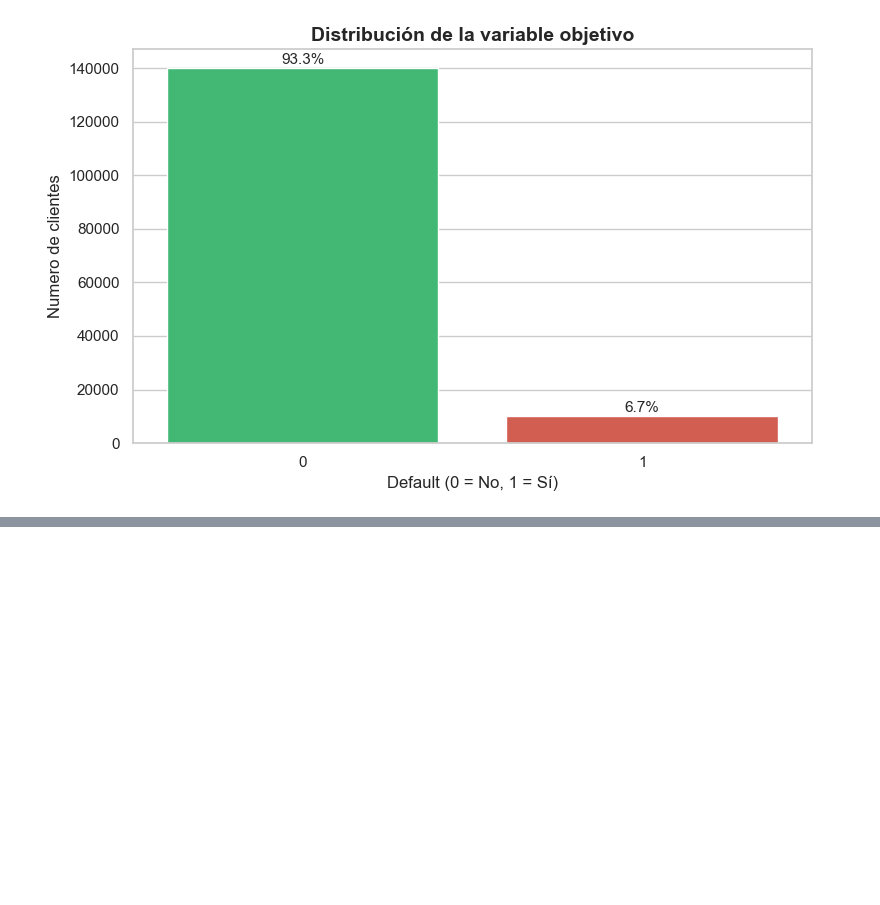
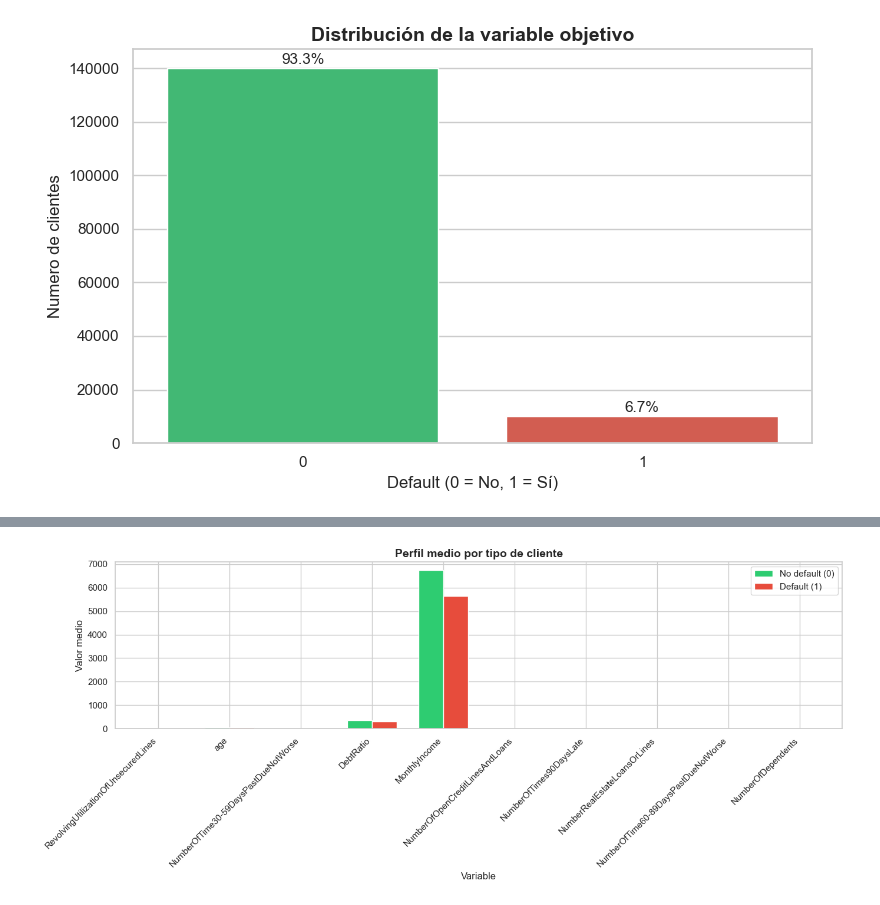
Before and after one commit to alberto1201/banking-ds-project, a Jupyter notebook: notebooks/01_exploratory_analysis.ipynb, the cells around one changed output, grey strips where cells are left out. Saved outputs shown, nothing was run; the diff lists cells and outputs as text; code cells hidden in the pictures; blank space fills up the shorter version.

```diff
--- a/notebooks/01_exploratory_analysis.ipynb
+++ b/notebooks/01_exploratory_analysis.ipynb
@@ -244,0 +296,6 @@ plt.show()          # renderiza el gráfico
+# %%
+# Calculamos la media de cada variable agrupando por default / no-default
+# Esto nos dice: ¿cómo se comporta cada variable en clientes buenos vs malos?
+perfil_clientes = df.groupby('SeriousDlqin2yrs')[columnas].mean()
+
+print(perfil_clientes.T)  # .T transpone la tabla para leerla mejor
@@ -244,0 +314,19 @@ plt.show()          # renderiza el gráfico
+# %%
+# Transponemos para tener las variables en el eje X
+perfil_clientes.T.plot(
+    kind='bar',                    # gráfico de barras
+    figsize=(14, 6),
+    color=['#2ecc71', '#e74c3c'],  # verde para no-default, rojo para default
+    edgecolor='white',
+    width=0.7
+)
+
+plt.title('Perfil medio por tipo de cliente', fontsize=14, fontweight='bold')
+plt.xlabel('Variable', fontsize=12)
+plt.ylabel('Valor medio', fontsize=12)
+plt.xticks(rotation=45, ha='right')  # rotamos etiquetas para que se lean bien
+plt.legend(['No default (0)', 'Default (1)'], fontsize=11)
+plt.tight_layout()
+plt.show()
+# %% [output]
+[figure, added]
```
Also changed, not shown: parts of 4 cells of this notebook.
